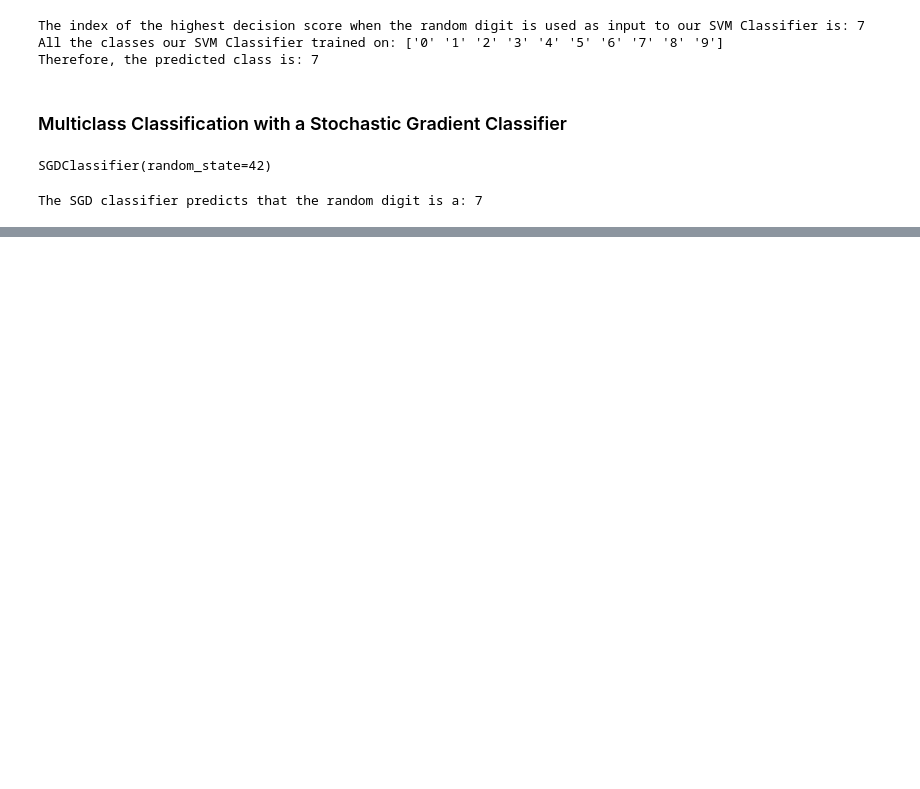
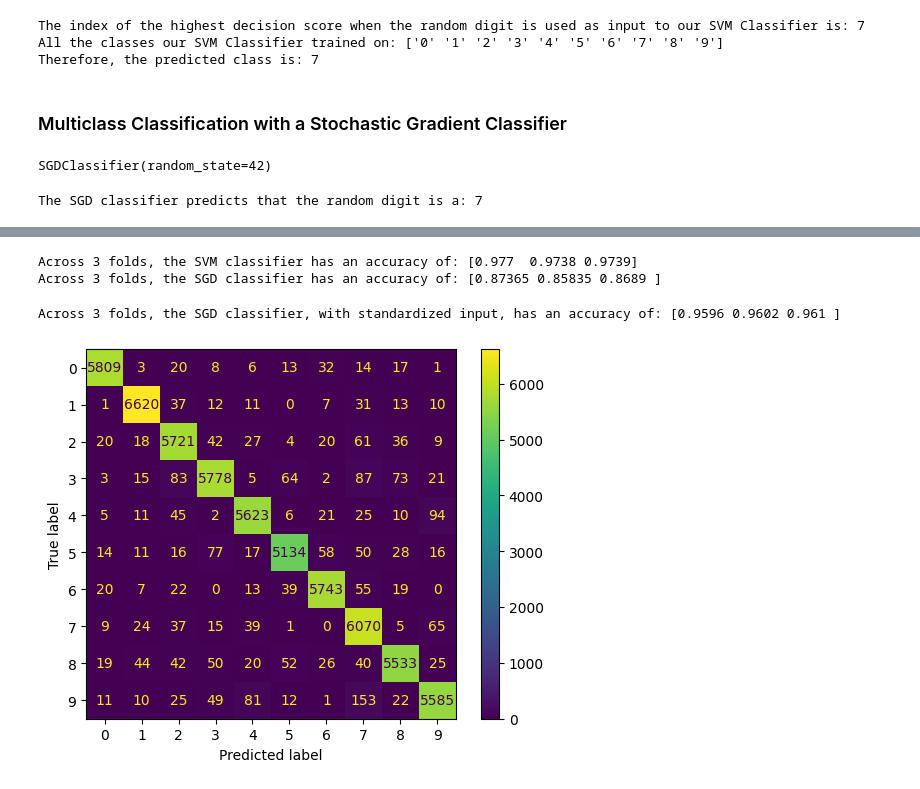
Before and after one commit to TevinAchong/hands-on-ml, a Jupyter notebook: chapter_03/chapter_03_cleaned.ipynb, the cells around one changed output, grey strips where cells are left out. Saved outputs shown, nothing was run; the diff lists cells and outputs as text; code cells hidden in the pictures; blank space fills up the shorter version.

```diff
--- a/chapter_03/chapter_03_cleaned.ipynb
+++ b/chapter_03/chapter_03_cleaned.ipynb
@@ -578,0 +580,31 @@ SGD Classifier Decision Scores for Each Class:
+# %%
+# Gauging the accuracy of the SVM vs the SGD classifier
+cv = 3
+svm_cross_val = cross_val_score(svm_clf, X_train, y_train, cv=cv, scoring="accuracy")
+sgd_cross_val = cross_val_score(sgd_clf, X_train, y_train, cv=cv, scoring="accuracy")
+print(f"Across {cv} folds, the SVM classifier has an accuracy of: {svm_cross_val}")
+print(f"Across {cv} folds, the SGD classifier has an accuracy of: {sgd_cross_val}")
+# %% [output]
+Across 3 folds, the SVM classifier has an accuracy of: [0.977  0.9738 0.9739]
+Across 3 folds, the SGD classifier has an accuracy of: [0.87365 0.85835 0.8689 ]
+# %%
+# Since at their bases, the SVM classifier performs better than the SGD, we proceed with the SVM classifier
+# Standardizing the inputs to gauge the impact on accuracy
+from sklearn.preprocessing import StandardScaler
+
+scaler = StandardScaler()
+X_train_scaled = scaler.fit_transform(X_train.astype("float64"))
+svm_cross_val_std = cross_val_score(svm_clf, X_train_scaled, y_train, cv=cv, scoring="accuracy")
+print(f"Across {cv} folds, the SGD classifier, with standardized input, has an accuracy of: {svm_cross_val_std}")
+# %% [output]
+Across 3 folds, the SGD classifier, with standardized input, has an accuracy of: [0.9596 0.9602 0.961 ]
+# %%
+from sklearn.metrics import ConfusionMatrixDisplay
+
+# Getting predictions from the SGD Classifier that uses scaled values as input
+y_train_pred = cross_val_predict(svm_clf, X_train_scaled, y_train, cv=3)
+# %%
+ConfusionMatrixDisplay.from_predictions(y_train, y_train_pred)
+plt.show()
+# %% [output]
+[figure, added]
```
Also changed, not shown: parts of 26 cells of this notebook.
